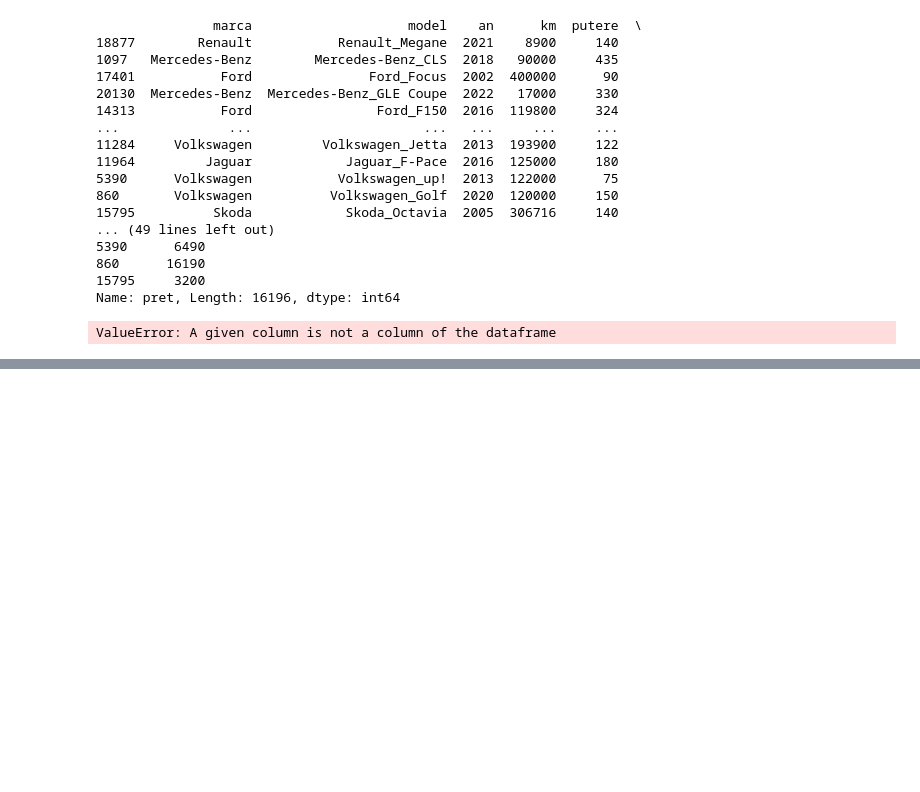
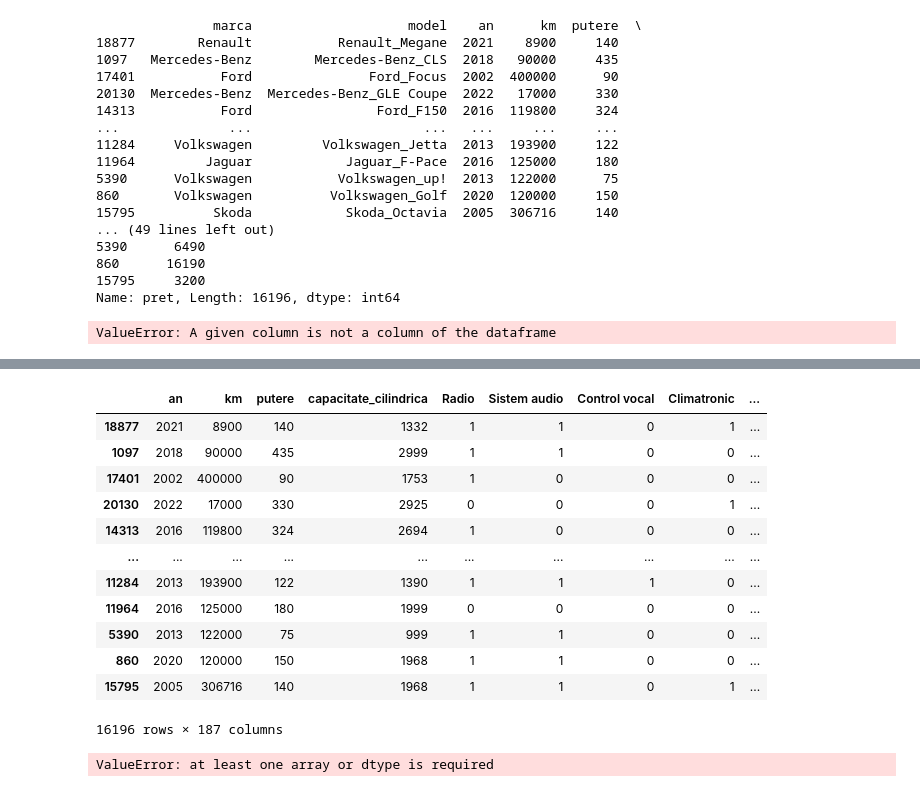
Before and after one commit to horatiuwest/PredictionExerciseCarPrices, a Jupyter notebook: Prediction.ipynb, the cells around one changed output, grey strips where cells are left out. Cells and saved outputs as stored; diff of their text form; code cells hidden in the pictures; blank space fills up the shorter version.

```diff
--- a/Prediction.ipynb
+++ b/Prediction.ipynb
@@ -108,3 +190,44 @@ Name: pret, Length: 16196, dtype: int64
 pipeline.fit(X_train, y_train)
 # %% [output]
 ValueError: A given column is not a column of the dataframe
+# %%
+import pandas as pd
+from sklearn.model_selection import train_test_split
+from sklearn.ensemble import RandomForestRegressor
+from sklearn.metrics import mean_squared_error
+from sklearn.preprocessing import OneHotEncoder
+from sklearn.impute import SimpleImputer
+
+# Încarcă datele de antrenare
+train_data = pd.read_json("train.json")
+
+#elimin randurile cu NaN complet
+train_data.fillna(0,inplace=True)
+
+# Împarte setul de antrenare în set de antrenare și set de validare
+train_set, val_set = train_test_split(train_data, test_size=0.2, random_state=42)
+
+# Definirea atributelor și a variabilei țintă
+features = train_set.drop(['id', 'pret'], axis=1)
+target = train_set['pret']
+
+# Extrage toate opțiunile de addons din setul de antrenare
+all_addons = train_data['addons'].explode().unique()
+
+# Separă caracteristicile categorice și numerice
+categorical_features = features.select_dtypes(include=['object']).columns.tolist()
+numeric_features = features.select_dtypes(exclude=['object']).columns.tolist()
+
+
+
+# Aplică one-hot encoding pe caracteristicile categorice, cu excepția câmpului "addons"
+encoder = OneHotEncoder(sparse=False, handle_unknown='ignore')
+encoded_categorical_features = pd.DataFrame(encoder.fit_transform(features[categorical_features].drop('addons', axis=1)))
+encoded_categorical_features.columns = encoder.get_feature_names_out(categorical_features[:-1])
+
+# Procesează câmpul "addons" pentru a crea noi caracteristici binare
+for option in all_addons:
+    features[option] = features['addons'].apply(lambda x: 1 if option in x else 0)
+
+
+# Concatenează caracteristicile numerice, categorice și cele create din câmpul "addons"
@@ -110,0 +285,33 @@ ValueError: A given column is not a column of the dataframe
+# %%
+features = pd.concat([features[numeric_features], features[all_addons]], axis=1)
+# %%
+features
+# %% [output]
+|  | an | km | putere | capacitate_cilindrica | Radio | Sistem audio | Control vocal | Climatronic | ... |
+| 18877 | 2021 | 8900 | 140 | 1332 | 1 | 1 | 0 | 1 | ... |
+| 1097 | 2018 | 90000 | 435 | 2999 | 1 | 1 | 0 | 0 | ... |
+| 17401 | 2002 | 400000 | 90 | 1753 | 1 | 0 | 0 | 0 | ... |
+| 20130 | 2022 | 17000 | 330 | 2925 | 0 | 0 | 0 | 1 | ... |
+| 14313 | 2016 | 119800 | 324 | 2694 | 1 | 0 | 0 | 0 | ... |
+| ... | ... | ... | ... | ... | ... | ... | ... | ... | ... |
+| 11284 | 2013 | 193900 | 122 | 1390 | 1 | 1 | 1 | 0 | ... |
+| 11964 | 2016 | 125000 | 180 | 1999 | 0 | 0 | 0 | 0 | ... |
+| 5390 | 2013 | 122000 | 75 | 999 | 1 | 1 | 0 | 0 | ... |
+| 860 | 2020 | 120000 | 150 | 1968 | 1 | 1 | 0 | 0 | ... |
+| 15795 | 2005 | 306716 | 140 | 1968 | 1 | 1 | 0 | 1 | ... |
+16196 rows × 187 columns
+# %%
+from sklearn.impute import SimpleImputer
+
+# Assume 'features' is your DataFrame containing numeric features with NaN values
+
+# Identify numeric features with NaN values
+numeric_features_with_nan = features[numeric_features].columns[features[numeric_features].isnull().any()].tolist()
+
+# Create an instance of SimpleImputer
+imputer = SimpleImputer(strategy='mean')
+
+# Fit and transform the imputer on the numeric features with NaN values
+features[numeric_features_with_nan] = imputer.fit_transform(features[numeric_features_with_nan])
+# %% [output]
+ValueError: at least one array or dtype is required
```
Also changed, not shown: parts of 17 cells of this notebook, 3 other files.
